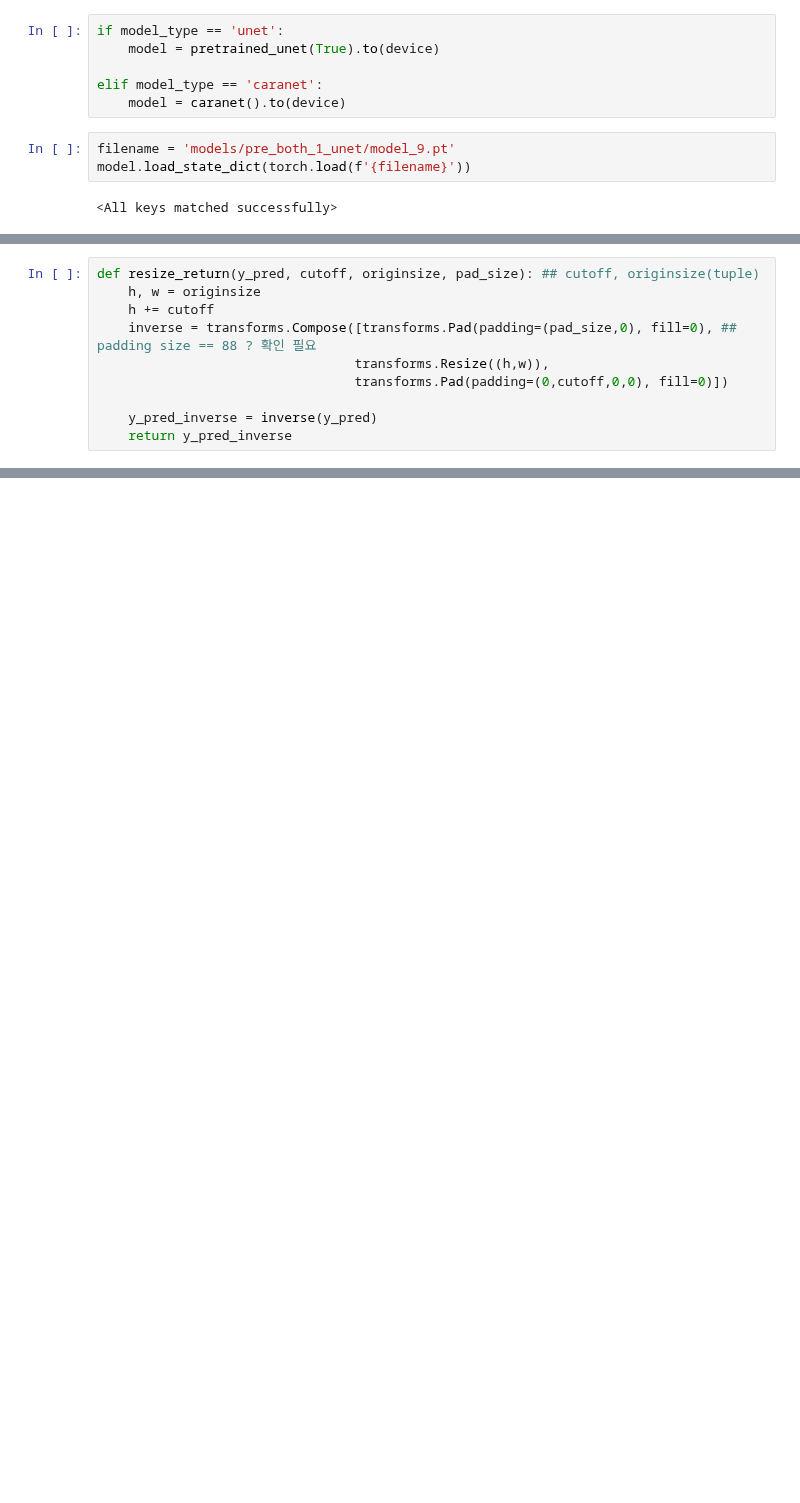
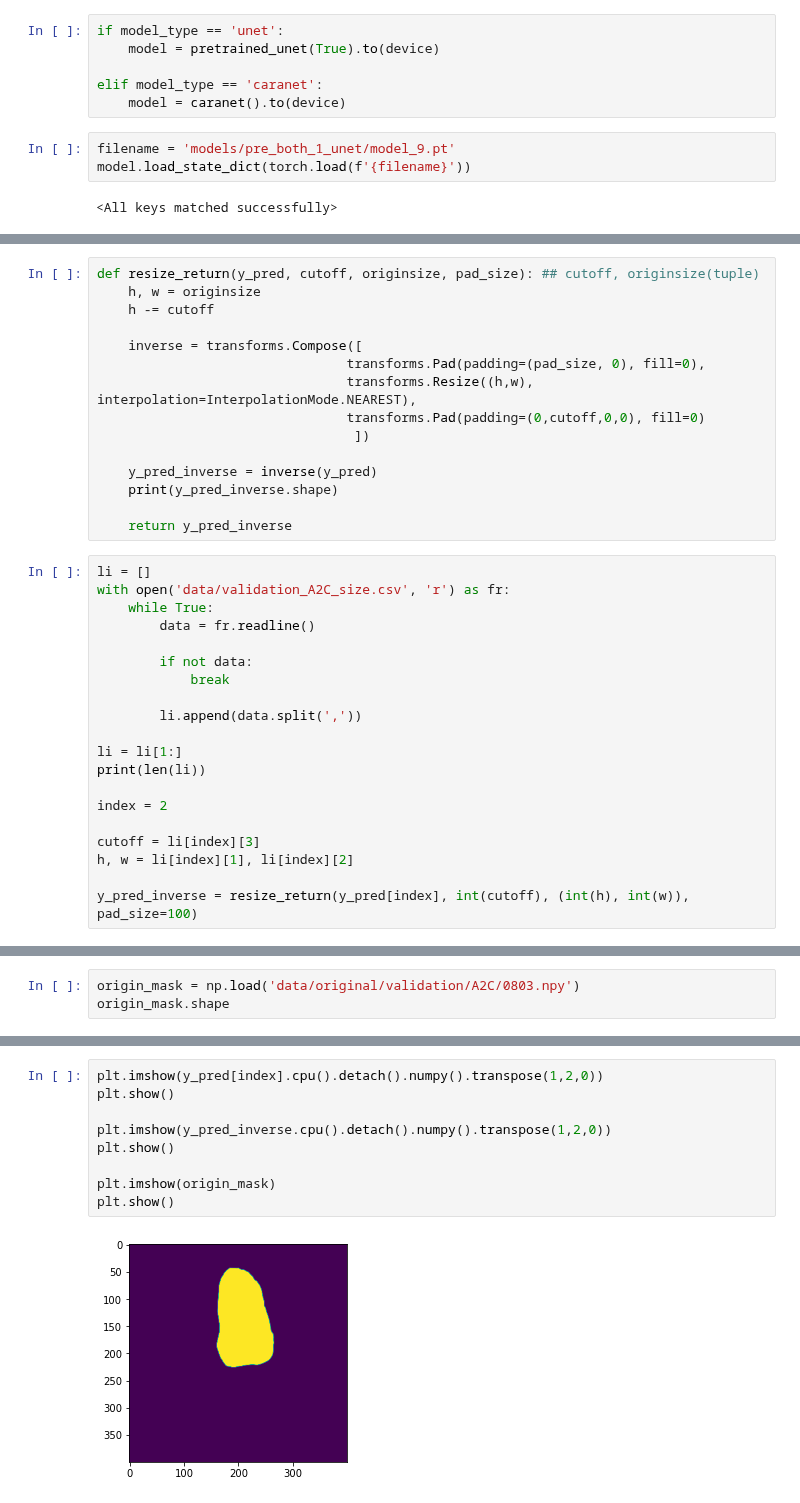
Before and after one commit to DMkelllog/Heart_Disease_Datathon_2021, a Jupyter notebook: y_pred_inverse.ipynb, the cells around one changed output, grey strips where cells are left out. Saved outputs shown, nothing was run; the diff lists cells and outputs as text; blank space fills up the shorter version.

Commit message:
mask inverse update

```diff
--- a/y_pred_inverse.ipynb
+++ b/y_pred_inverse.ipynb
@@ -82,10 +77,35 @@ import torchvision.transforms as transforms
 # %%
 def resize_return(y_pred, cutoff, originsize, pad_size): ## cutoff, originsize(tuple)
     h, w = originsize
-    h += cutoff
-    inverse = transforms.Compose([transforms.Pad(padding=(pad_size,0), fill=0), ## padding size == 88 ? 확인 필요
-                                 transforms.Resize((h,w)),
-                                 transforms.Pad(padding=(0,cutoff,0,0), fill=0)])
+    h -= cutoff
+
+    inverse = transforms.Compose([
+                                transforms.Pad(padding=(pad_size, 0), fill=0),
+                                transforms.Resize((h,w), interpolation=InterpolationMode.NEAREST),
+                                transforms.Pad(padding=(0,cutoff,0,0), fill=0)
+                                 ])
 
     y_pred_inverse = inverse(y_pred)
+    print(y_pred_inverse.shape)
+
     return y_pred_inverse
+# %%
+li = []
+with open('data/validation_A2C_size.csv', 'r') as fr:
+    while True:
+        data = fr.readline()
+
+        if not data:
+            break
+
+        li.append(data.split(','))
+
+li = li[1:]
+print(len(li))
+
+index = 2
+
+cutoff = li[index][3]
+h, w = li[index][1], li[index][2]
+
+y_pred_inverse = resize_return(y_pred[index], int(cutoff), (int(h), int(w)), pad_size=100)
@@ -91,0 +115,3 @@ def resize_return(y_pred, cutoff, originsize, pad_size): ## cutoff, originsize(t
+# %%
+origin_mask = np.load('data/original/validation/A2C/0803.npy')
+origin_mask.shape
@@ -91,0 +120,11 @@ def resize_return(y_pred, cutoff, originsize, pad_size): ## cutoff, originsize(t
+# %%
+plt.imshow(y_pred[index].cpu().detach().numpy().transpose(1,2,0))
+plt.show()
+
+plt.imshow(y_pred_inverse.cpu().detach().numpy().transpose(1,2,0))
+plt.show()
+
+plt.imshow(origin_mask)
+plt.show()
+# %% [output]
+[figure, added]
```
Also changed, not shown: parts of 12 cells of this notebook.
